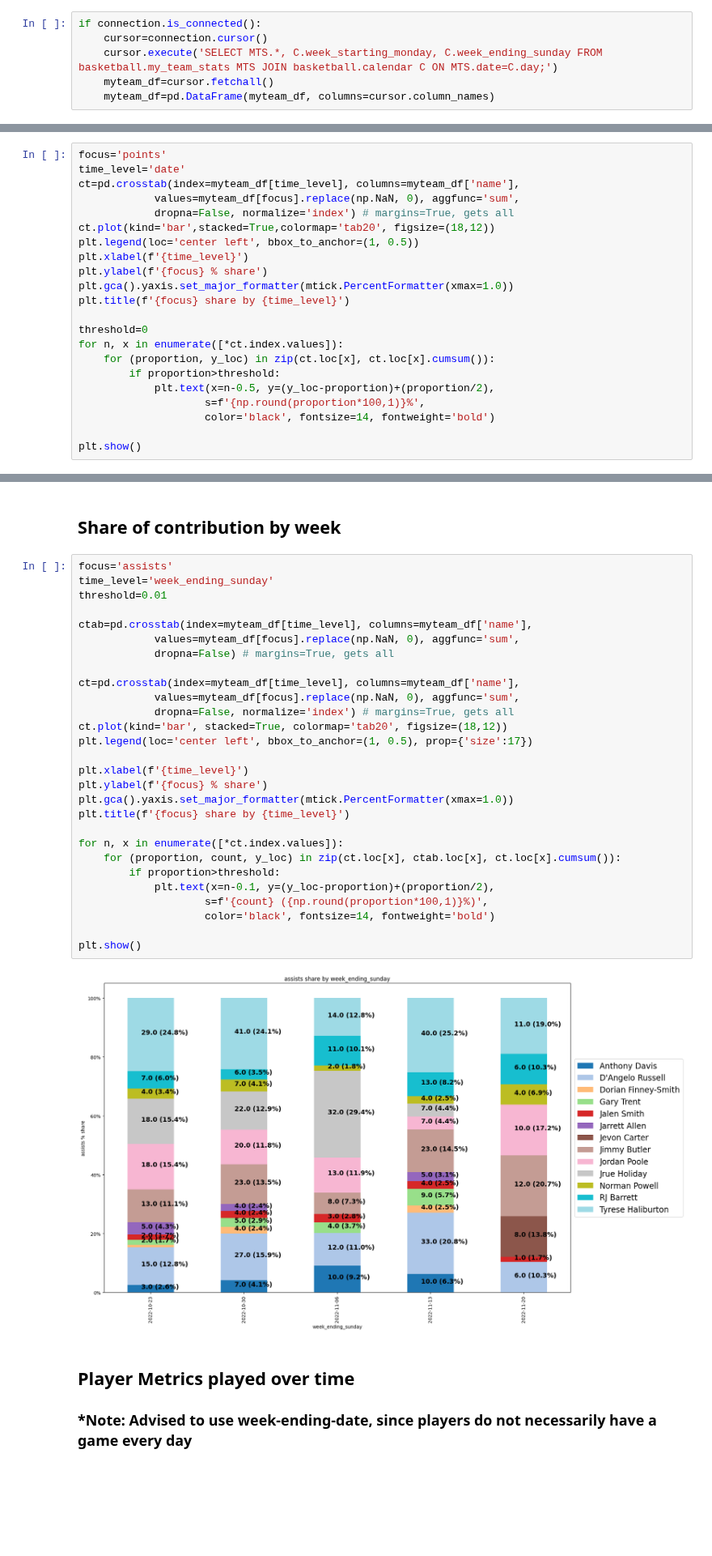
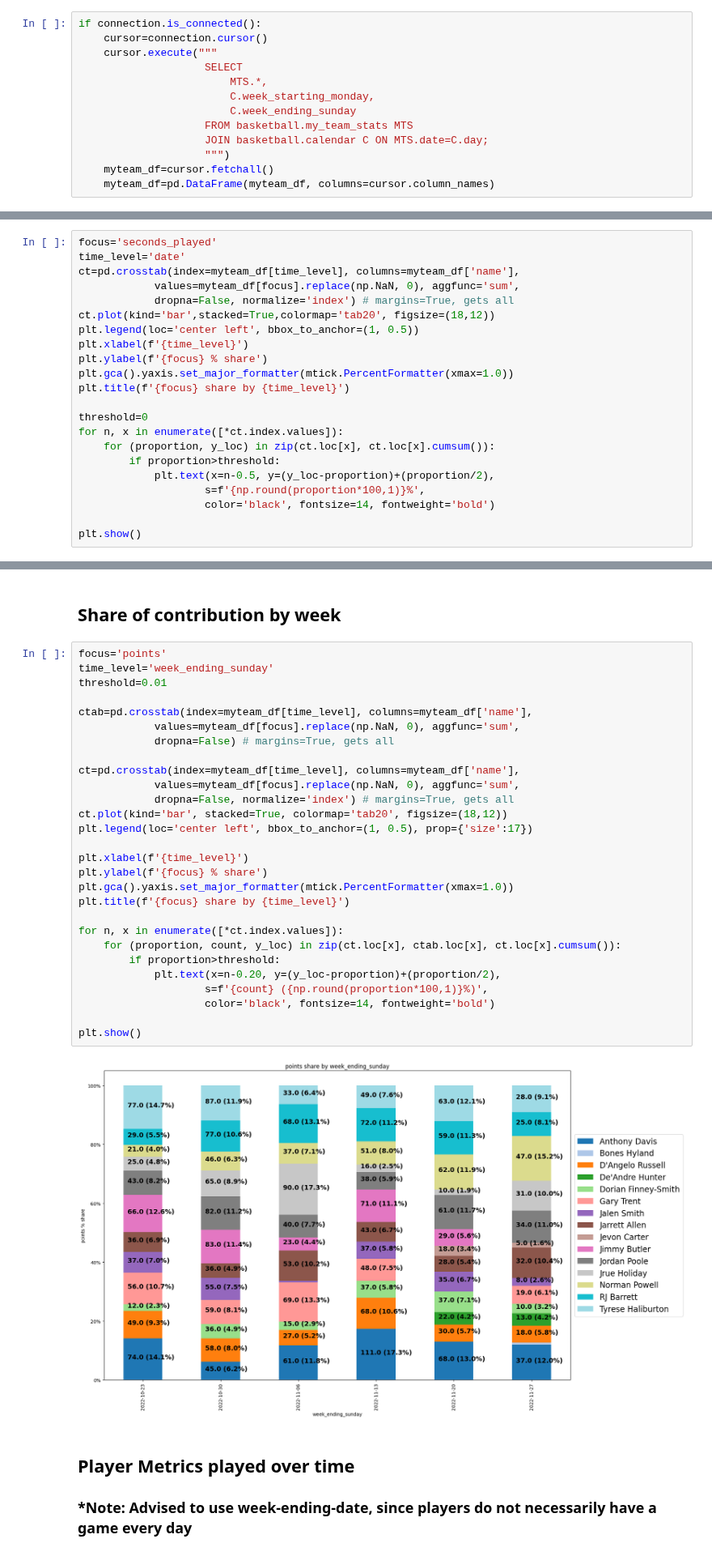
Before and after one commit to francisco-avalos/fantasy_basketball, a Jupyter notebook: Basketball Analysis.ipynb, the cells around one changed output, grey strips where cells are left out. Shown at 81% size. Drawn from its saved outputs; the diff is of its cells as text; blank space fills up the shorter version.

```diff
--- a/Basketball Analysis.ipynb
+++ b/Basketball Analysis.ipynb
@@ -46,7 +46,14 @@ connection=mysql.connect(host=sports_db_admin_host,
 # %%
 if connection.is_connected():
     cursor=connection.cursor()
-    cursor.execute('SELECT MTS.*, C.week_starting_monday, C.week_ending_sunday FROM basketball.my_team_stats MTS JOIN basketball.calendar C ON MTS.date=C.day;')
+    cursor.execute("""
+                    SELECT
+                        MTS.*,
+                        C.week_starting_monday,
+                        C.week_ending_sunday
+                    FROM basketball.my_team_stats MTS
+                    JOIN basketball.calendar C ON MTS.date=C.day;
+                    """)
     myteam_df=cursor.fetchall()
     myteam_df=pd.DataFrame(myteam_df, columns=cursor.column_names)
 # %%
@@ -122,7 +233,7 @@ fa_df.head()
 # %% [markdown]
 ## Share of contribution by day
 # %%
-focus='points'
+focus='seconds_played'
 time_level='date'
 ct=pd.crosstab(index=myteam_df[time_level], columns=myteam_df['name'],
             values=myteam_df[focus].replace(np.NaN, 0), aggfunc='sum',
@@ -148,35 +259,35 @@ plt.show()
 # %% [markdown]
 ## Share of contribution by week
 # %%
-focus='assists'
+focus='points'
 time_level='week_ending_sunday'
 threshold=0.01
 
 ctab=pd.crosstab(index=myteam_df[time_level], columns=myteam_df['name'],
             values=myteam_df[focus].replace(np.NaN, 0), aggfunc='sum',
             dropna=False) # margins=True, gets all
 
 ct=pd.crosstab(index=myteam_df[time_level], columns=myteam_df['name'],
             values=myteam_df[focus].replace(np.NaN, 0), aggfunc='sum',
             dropna=False, normalize='index') # margins=True, gets all
 ct.plot(kind='bar', stacked=True, colormap='tab20', figsize=(18,12))
 plt.legend(loc='center left', bbox_to_anchor=(1, 0.5), prop={'size':17})
 
 plt.xlabel(f'{time_level}')
 plt.ylabel(f'{focus} % share')
 plt.gca().yaxis.set_major_formatter(mtick.PercentFormatter(xmax=1.0))
 plt.title(f'{focus} share by {time_level}')
 
 for n, x in enumerate([*ct.index.values]):
     for (proportion, count, y_loc) in zip(ct.loc[x], ctab.loc[x], ct.loc[x].cumsum()):
         if proportion>threshold:
-            plt.text(x=n-0.1, y=(y_loc-proportion)+(proportion/2),
+            plt.text(x=n-0.20, y=(y_loc-proportion)+(proportion/2),
                     s=f'{count} ({np.round(proportion*100,1)}%)',
                     color='black', fontsize=14, fontweight='bold')
 
 plt.show()
 # %% [output]
-[figure, old version]
+[figure, new version]
 # %% [markdown]
 ## Player Metrics played over time
 ### *Note: Advised to use week-ending-date, since players do not necessarily have a game every day
```
Also changed, not shown: parts of 19 cells of this notebook, 2 other files.
